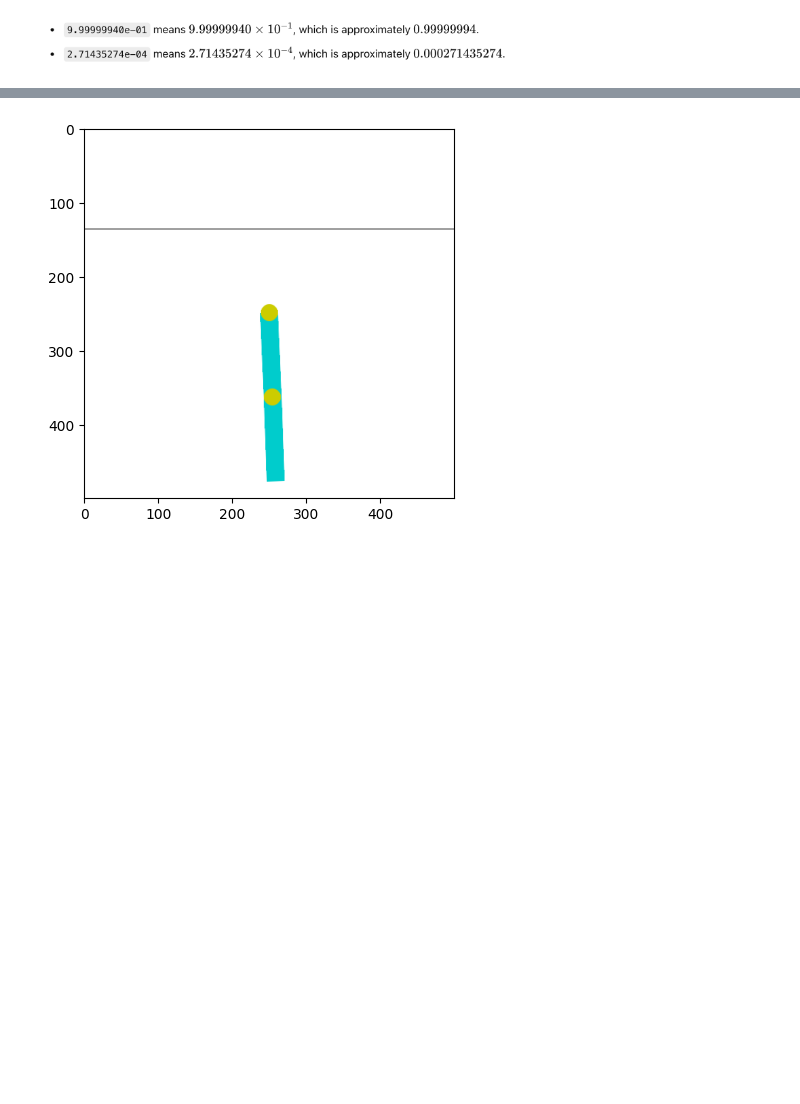
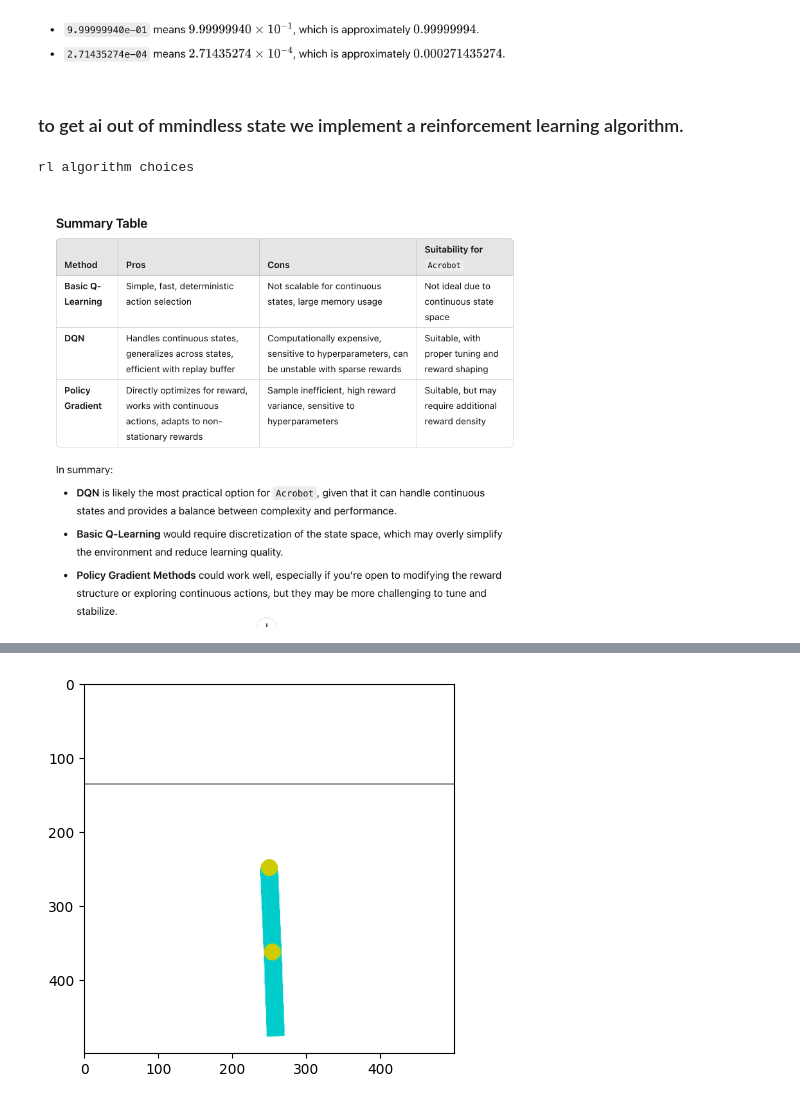
Before and after one commit to trueblood/MyAcrobot, a Jupyter notebook: MyAcrobot.ipynb, the cells around one changed output, grey strips where cells are left out. Drawn from its saved outputs; the diff is of its cells as text; code cells hidden in the pictures; blank space fills up the shorter version.

```diff
--- a/MyAcrobot.ipynb
+++ b/MyAcrobot.ipynb
@@ -55,6 +55,15 @@ Image(filename='./images/scientific-notation.png', width=500)
 # %% [output]
 scientific notation
 [figure]
+# %% [markdown]
+### to get ai out of mmindless state we implement a reinforcement learning algorithm.
+# %%
+from IPython.display import Image
+print("rl algorithm choices")
+Image(filename='./images/rl-alog-types-for-this-model.png', width=500)
+# %% [output]
+rl algorithm choices
+[figure, added]
 # %%
 import gymnasium as gym
 import numpy as np
```
Also changed, not shown: parts of 2 cells of this notebook, 1 other file.
